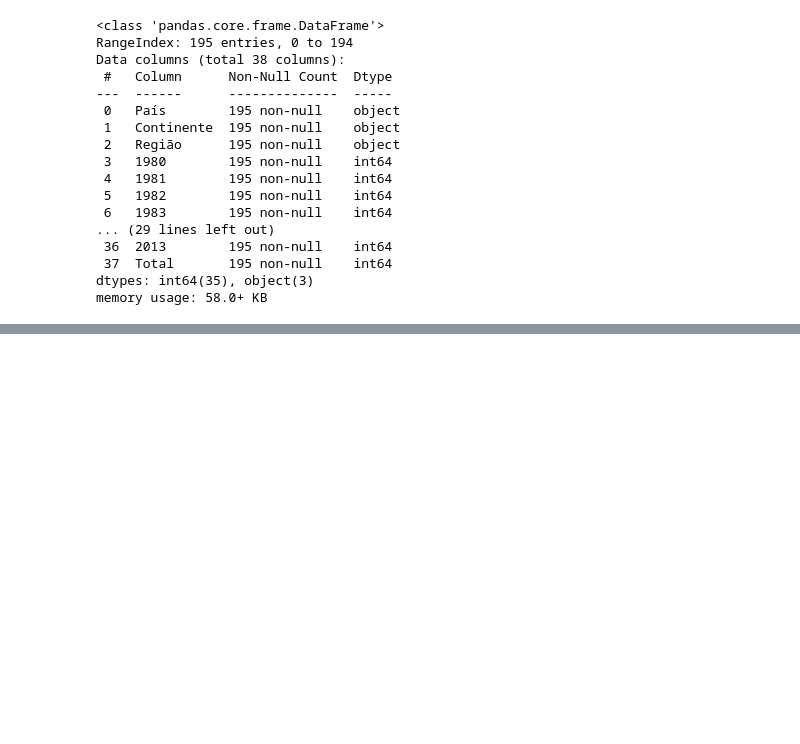
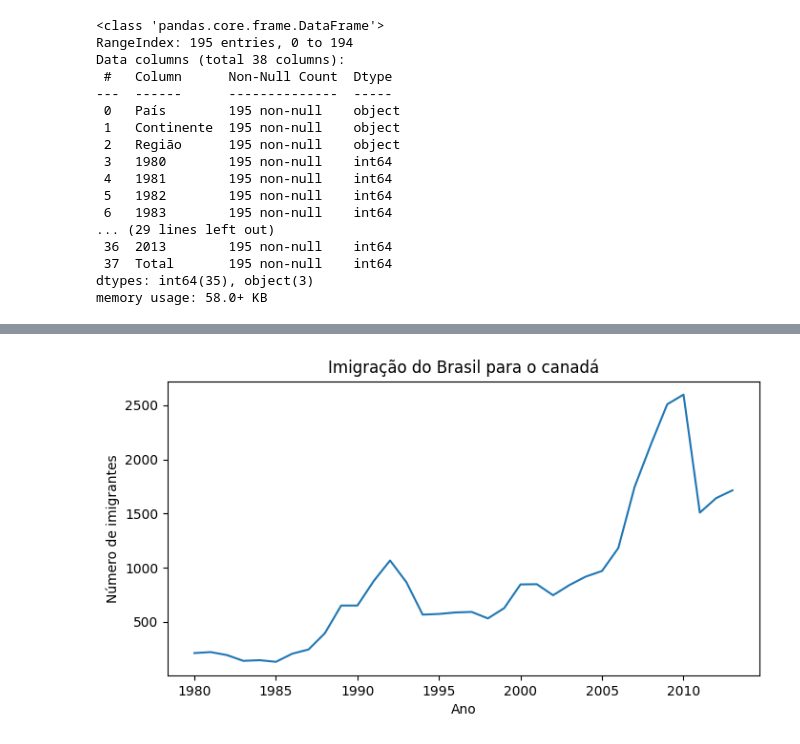
Before and after one commit to dfarneym/data_visualization, a Jupyter notebook: DataVisualization.ipynb, the cells around one changed output, grey strips where cells are left out. Saved outputs shown, nothing was run; the diff lists cells and outputs as text; code cells hidden in the pictures; blank space fills up the shorter version.

Commit message:
Atualizando a versão do python, mudando o index e trabalhando com matplotlib

```diff
--- a/DataVisualization.ipynb
+++ b/DataVisualization.ipynb
@@ -40,3 +40,8 @@ Data columns (total 38 columns):
  37  Total       195 non-null    int64
 dtypes: int64(35), object(3)
 memory usage: 58.0+ KB
+# %%
+#Mudando o index
+df.set_index('País', inplace=True)
+# %%
+anos = list(map(str, range(1980, 2014)))
@@ -42,0 +68,2 @@ memory usage: 58.0+ KB
+# %%
+brasil = df.loc['Brasil', anos]
@@ -42,0 +90,6 @@ memory usage: 58.0+ KB
+# %%
+brasil_dic = {
+    'ano': brasil.index.tolist(),
+    'imigrantes': brasil.values.tolist()
+}
+dados_brasil = pd.DataFrame(brasil_dic)
@@ -42,0 +118,15 @@ memory usage: 58.0+ KB
+# %%
+#Modificando o tamnaho do gráfico
+plt.figure(figsize=(8,4))
+#Plotando gráfico dos dados de anos e imigrantes com descrições no eixo x
+plt.plot(dados_brasil['ano'],dados_brasil['imigrantes'])
+#Adicionando uma descrição:
+plt.title('Imigração do Brasil para o canadá')
+plt.xlabel('Ano')
+plt.ylabel('Número de imigrantes')
+plt.xticks(['1980','1985','1990','1995','2000','2005','2010'])
+#plt.yticks([500,1000,1500,2000,2500,3000])
+#Tirando a exibição do local da memoria com plt.show. Não digitar mais nada abaixo dele, pois não será exibido
+plt.show()
+# %% [output]
+[figure, added]
```
Also changed, not shown: parts of 4 cells of this notebook, 2 other files.
